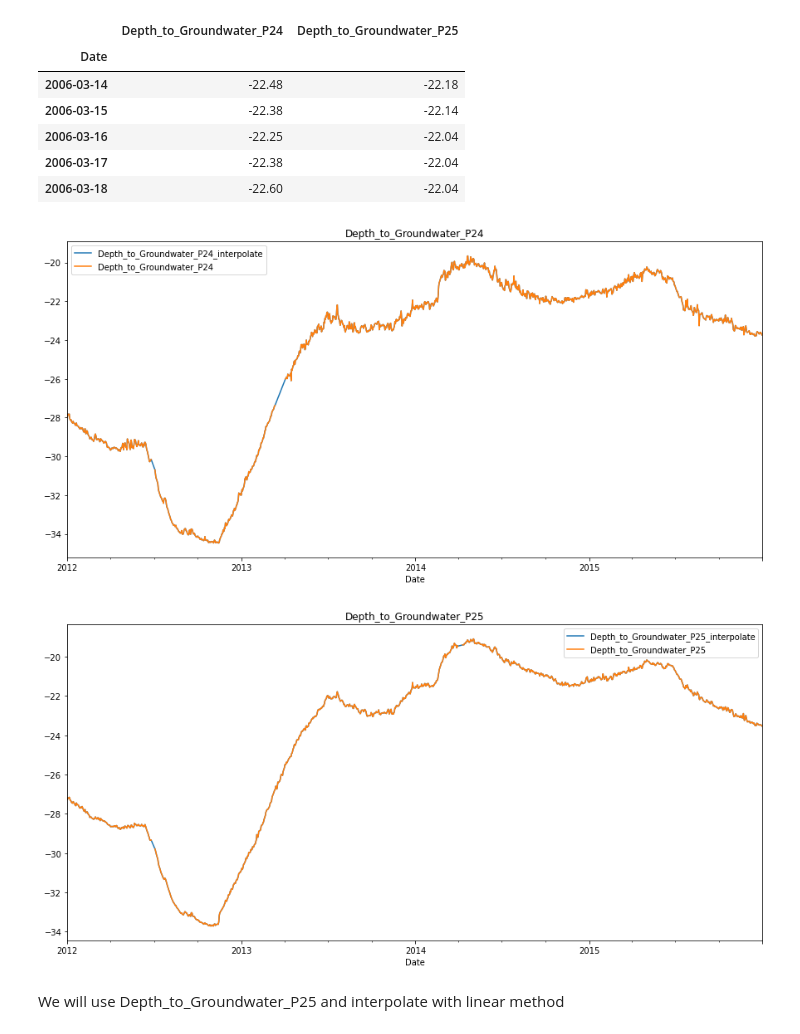
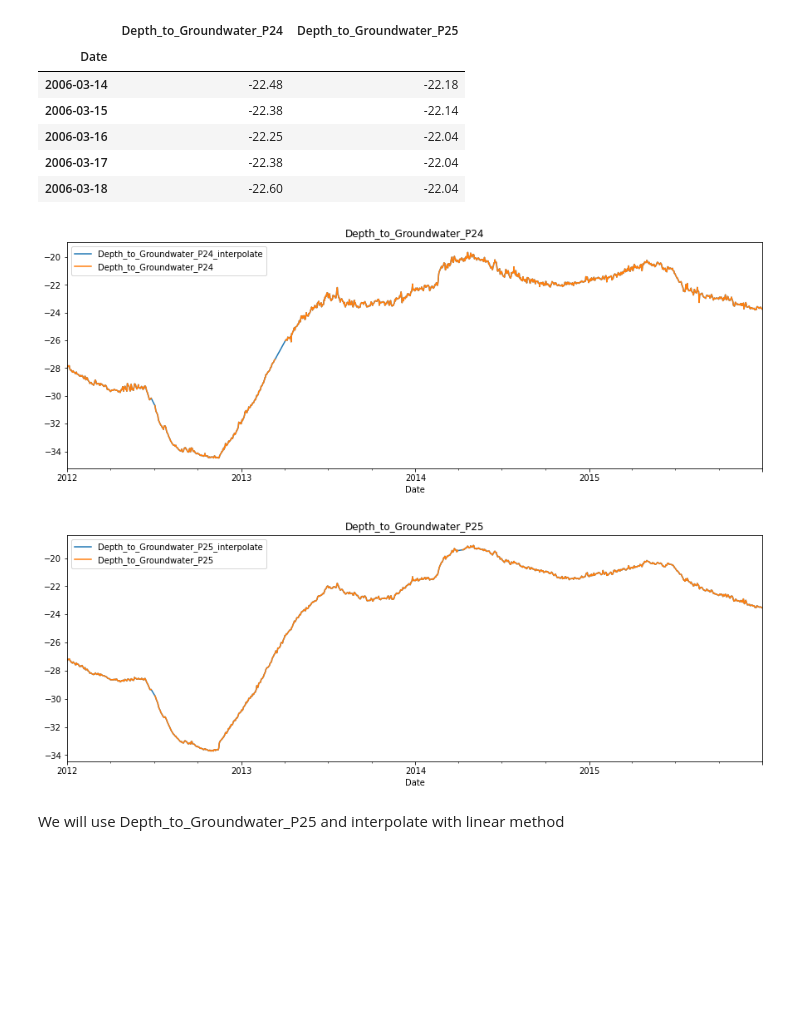
Before and after one commit to dadatu/AceaSmartWaterAnalytics, a Jupyter notebook: upgradedUnivariateTimeSeries_Acquifer.ipynb, the cells around one changed output. Cells and saved outputs as stored; diff of their text form; code cells hidden in the pictures; blank space fills up the shorter version.

```diff
--- a/upgradedUnivariateTimeSeries_Acquifer.ipynb
+++ b/upgradedUnivariateTimeSeries_Acquifer.ipynb
@@ -258,16 +237,16 @@ df.head()
 # %%
 for col in df.columns:
     #print(col)
     new_col = col + '_interpolate'
     df_temp = df.loc['2012':'2015']
     df_temp[new_col] = df_temp[col].interpolate()
 
-    df_temp[[new_col, col]].plot(figsize=(15, 7))
+    df_temp[[new_col, col]].plot(figsize=(15, 5))
     plt.title(col)
     plt.show()
 # %% [output]
-[figure, old version]
+[figure, new version]
-[figure, old version]
+[figure, new version]
 # %% [markdown]
 We will use Depth_to_Groundwater_P25 and interpolate with linear method
 # %%
```
Also changed, not shown: parts of 36 cells of this notebook.
